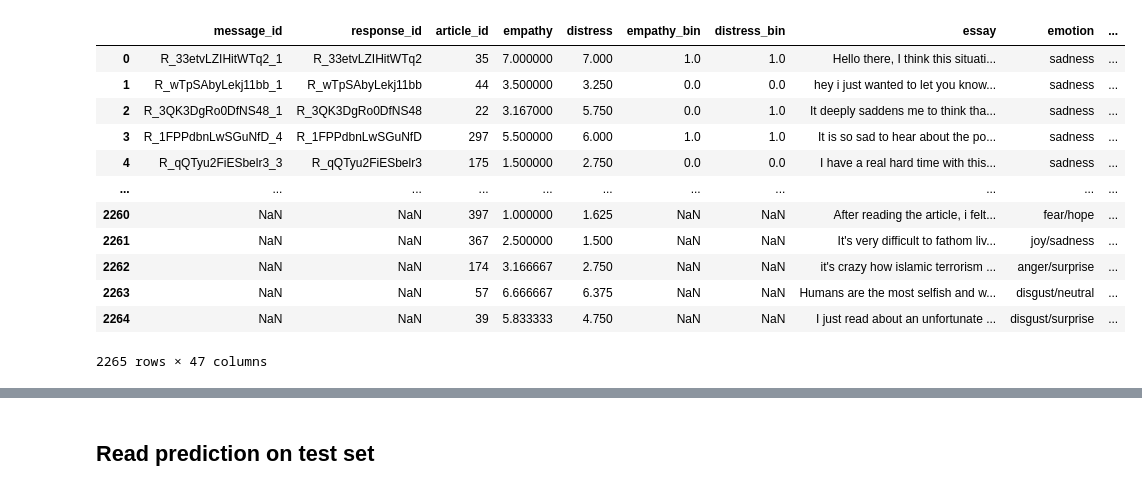
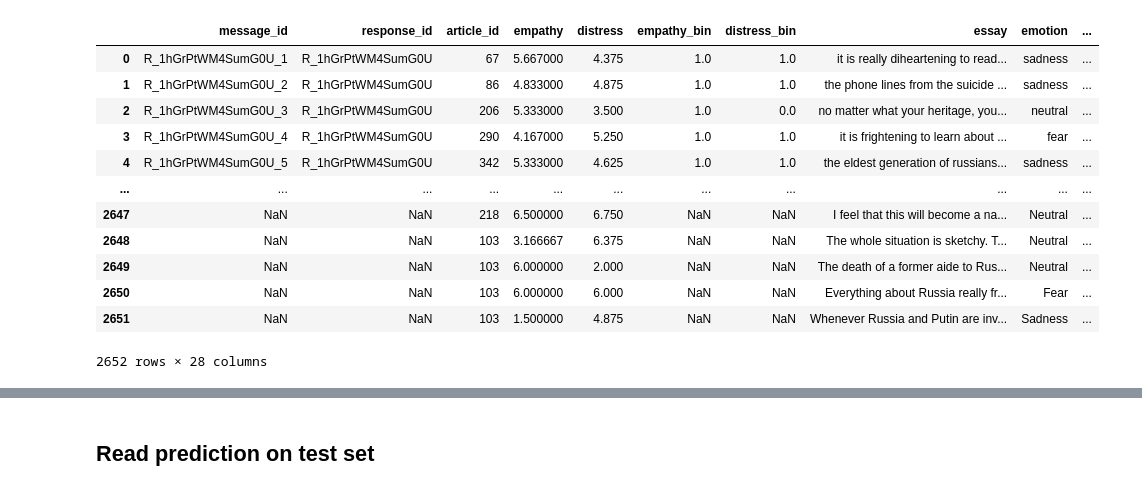
Before and after one commit to HLT-Ghisolfi-Leuzzi-Testa/WASSA-2023, a Jupyter notebook: split_data_for_empathy_dis.ipynb, the cells around one changed output, grey strips where cells are left out. Saved outputs shown, nothing was run; the diff lists cells and outputs as text; code cells hidden in the pictures.

```diff
--- a/split_data_for_empathy_dis.ipynb
+++ b/split_data_for_empathy_dis.ipynb
@@ -5,28 +5,28 @@ import matplotlib.pyplot as plt
 from sklearn.model_selection import KFold, train_test_split
 # %%
 #data_path = "./datasets/WASSA23_essay_level_train_preproc.tsv"
-data_path22 = "./datasets/WASSA22_essay_level_internal_train_preproc.tsv"
-data_path23 = "./datasets/WASSA23_essay_level_original_train_preproc.tsv"
+data_path22 = "./dataset_empathy_wassa/data/messages_train_ready_for_WS.tsv"
+#data_path23 = "./dataset_empathy_wassa/data/WASSA23_essay_level_with_labels_train.tsv"
 data22 = pd.read_csv(data_path22, sep='\t')
-data23 = pd.read_csv(data_path23, sep='\t')
+#data23 = pd.read_csv(data_path23, sep='\t')
 
-data = pd.concat([data22, data23], ignore_index=True)
-data.to_csv("./dataset_empathy_wassa/all_data.tsv", sep='\t', index=False)
+#data = pd.concat([data22, data23], ignore_index=True)
+#data.to_csv("./dataset_empathy_wassa/all_data.tsv", sep='\t', index=False)
 data
 # %% [output]
 |  | message_id | response_id | article_id | empathy | distress | empathy_bin | distress_bin | essay | emotion | ... |
-| 0 | R_33etvLZIHitWTq2_1 | R_33etvLZIHitWTq2 | 35 | 7.000000 | 7.000 | 1.0 | 1.0 | Hello there, I think this situati... | sadness | ... |
-| 1 | R_wTpSAbyLekj11bb_1 | R_wTpSAbyLekj11bb | 44 | 3.500000 | 3.250 | 0.0 | 0.0 | hey i just wanted to let you know... | sadness | ... |
-| 2 | R_3QK3DgRo0DfNS48_1 | R_3QK3DgRo0DfNS48 | 22 | 3.167000 | 5.750 | 0.0 | 1.0 | It deeply saddens me to think tha... | sadness | ... |
-| 3 | R_1FPPdbnLwSGuNfD_4 | R_1FPPdbnLwSGuNfD | 297 | 5.500000 | 6.000 | 1.0 | 1.0 | It is so sad to hear about the po... | sadness | ... |
-| 4 | R_qQTyu2FiESbelr3_3 | R_qQTyu2FiESbelr3 | 175 | 1.500000 | 2.750 | 0.0 | 0.0 | I have a real hard time with this... | sadness | ... |
+| 0 | R_1hGrPtWM4SumG0U_1 | R_1hGrPtWM4SumG0U | 67 | 5.667000 | 4.375 | 1.0 | 1.0 | it is really diheartening to read... | sadness | ... |
+| 1 | R_1hGrPtWM4SumG0U_2 | R_1hGrPtWM4SumG0U | 86 | 4.833000 | 4.875 | 1.0 | 1.0 | the phone lines from the suicide ... | sadness | ... |
+| 2 | R_1hGrPtWM4SumG0U_3 | R_1hGrPtWM4SumG0U | 206 | 5.333000 | 3.500 | 1.0 | 0.0 | no matter what your heritage, you... | neutral | ... |
+| 3 | R_1hGrPtWM4SumG0U_4 | R_1hGrPtWM4SumG0U | 290 | 4.167000 | 5.250 | 1.0 | 1.0 | it is frightening to learn about ... | fear | ... |
+| 4 | R_1hGrPtWM4SumG0U_5 | R_1hGrPtWM4SumG0U | 342 | 5.333000 | 4.625 | 1.0 | 1.0 | the eldest generation of russians... | sadness | ... |
 | ... | ... | ... | ... | ... | ... | ... | ... | ... | ... | ... |
-| 2260 | NaN | NaN | 397 | 1.000000 | 1.625 | NaN | NaN | After reading the article, i felt... | fear/hope | ... |
-| 2261 | NaN | NaN | 367 | 2.500000 | 1.500 | NaN | NaN | It's very difficult to fathom liv... | joy/sadness | ... |
-| 2262 | NaN | NaN | 174 | 3.166667 | 2.750 | NaN | NaN | it's crazy how islamic terrorism ... | anger/surprise | ... |
-| 2263 | NaN | NaN | 57 | 6.666667 | 6.375 | NaN | NaN | Humans are the most selfish and w... | disgust/neutral | ... |
-| 2264 | NaN | NaN | 39 | 5.833333 | 4.750 | NaN | NaN | I just read about an unfortunate ... | disgust/surprise | ... |
+| 2647 | NaN | NaN | 218 | 6.500000 | 6.750 | NaN | NaN | I feel that this will become a na... | Neutral | ... |
+| 2648 | NaN | NaN | 103 | 3.166667 | 6.375 | NaN | NaN | The whole situation is sketchy. T... | Neutral | ... |
+| 2649 | NaN | NaN | 103 | 6.000000 | 2.000 | NaN | NaN | The death of a former aide to Rus... | Neutral | ... |
+| 2650 | NaN | NaN | 103 | 6.000000 | 6.000 | NaN | NaN | Everything about Russia really fr... | Fear | ... |
+| 2651 | NaN | NaN | 103 | 1.500000 | 4.875 | NaN | NaN | Whenever Russia and Putin are inv... | Sadness | ... |
-2265 rows × 47 columns
+2652 rows × 28 columns
 # %%
 def split(data, k, val_size, shuffle, seed):
     splitter = KFold(n_splits=k, shuffle=shuffle, random_state=seed)
```
Also changed, not shown: parts of 14 cells of this notebook, 22 other files.
